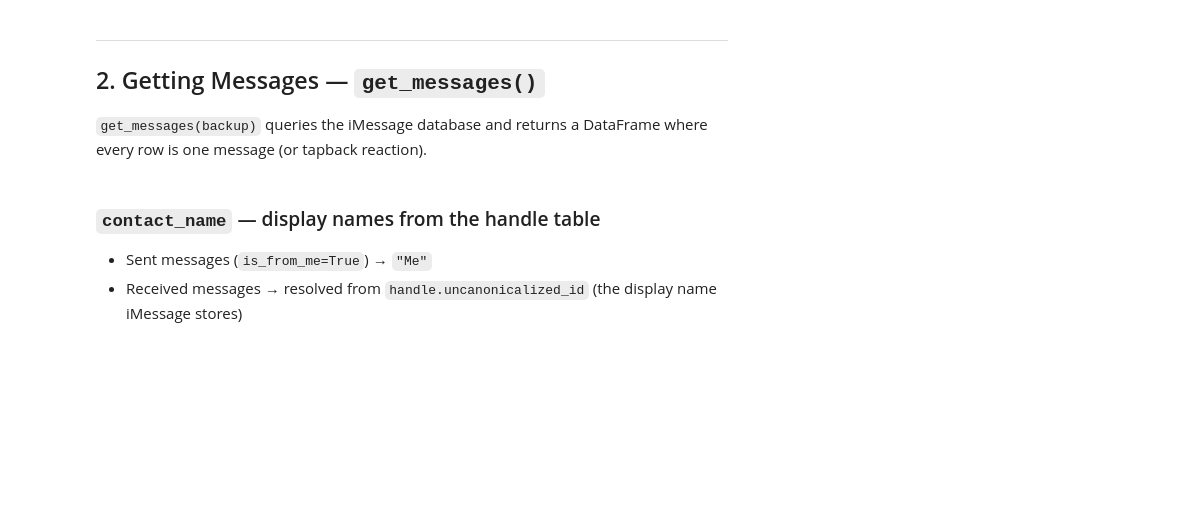
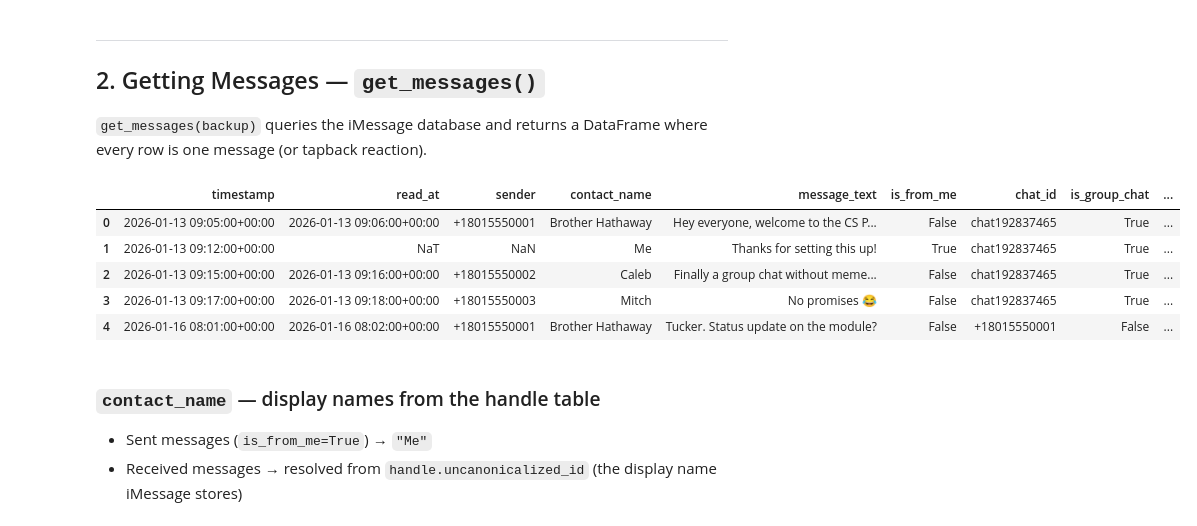
Before and after one commit to tuckertrost/PyMessage, a Jupyter notebook: walkthrough.ipynb, the cells around one changed output. Drawn from its saved outputs; the diff is of its cells as text; code cells hidden in the pictures; blank space fills up the shorter version.

```diff
--- a/walkthrough.ipynb
+++ b/walkthrough.ipynb
@@ -71,3 +72,14 @@ df[["timestamp", "contact_name", "message_text", "is_from_me", "chat_id"]].head(
+# %%
+df = get_messages(EXAMPLE_BACKUP)
+
+df.head()
+# %% [output]
+|  | timestamp | read_at | sender | contact_name | message_text | is_from_me | chat_id | is_group_chat | ... |
+| 0 | 2026-01-13 09:05:00+00:00 | 2026-01-13 09:06:00+00:00 | +18015550001 | Brother Hathaway | Hey everyone, welcome to the CS P... | False | chat192837465 | True | ... |
+| 1 | 2026-01-13 09:12:00+00:00 | NaT | NaN | Me | Thanks for setting this up! | True | chat192837465 | True | ... |
+| 2 | 2026-01-13 09:15:00+00:00 | 2026-01-13 09:16:00+00:00 | +18015550002 | Caleb | Finally a group chat without meme... | False | chat192837465 | True | ... |
+| 3 | 2026-01-13 09:17:00+00:00 | 2026-01-13 09:18:00+00:00 | +18015550003 | Mitch | No promises 😂 | False | chat192837465 | True | ... |
+| 4 | 2026-01-16 08:01:00+00:00 | 2026-01-16 08:02:00+00:00 | +18015550001 | Brother Hathaway | Tucker. Status update on the module? | False | +18015550001 | False | ... |
 # %% [markdown]
 ### `contact_name` — display names from the handle table
 
```
Also changed, not shown: parts of 41 cells of this notebook.
